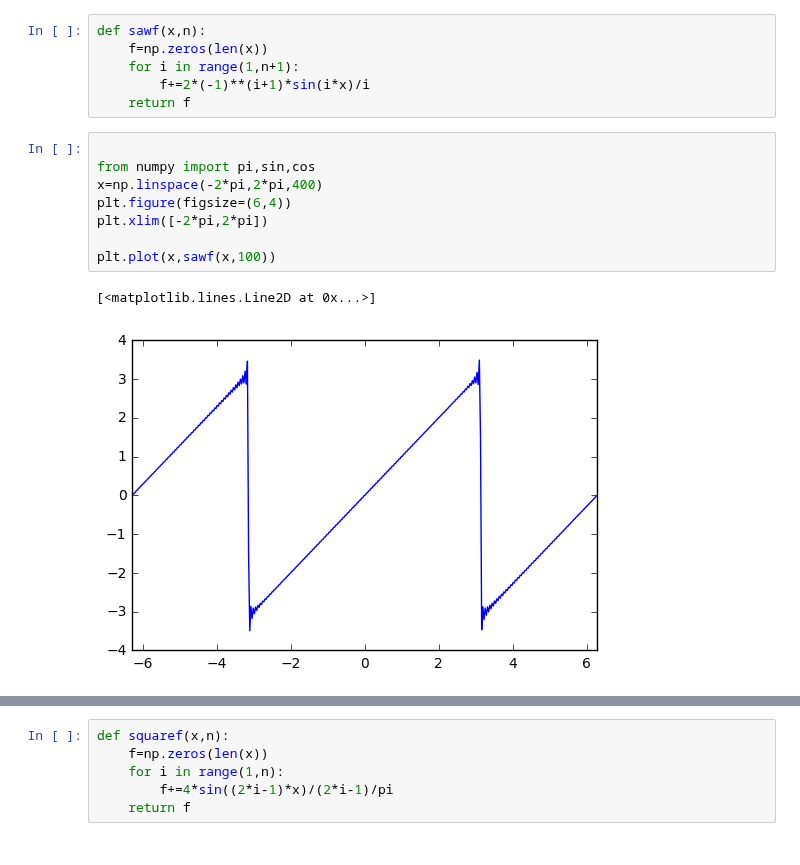
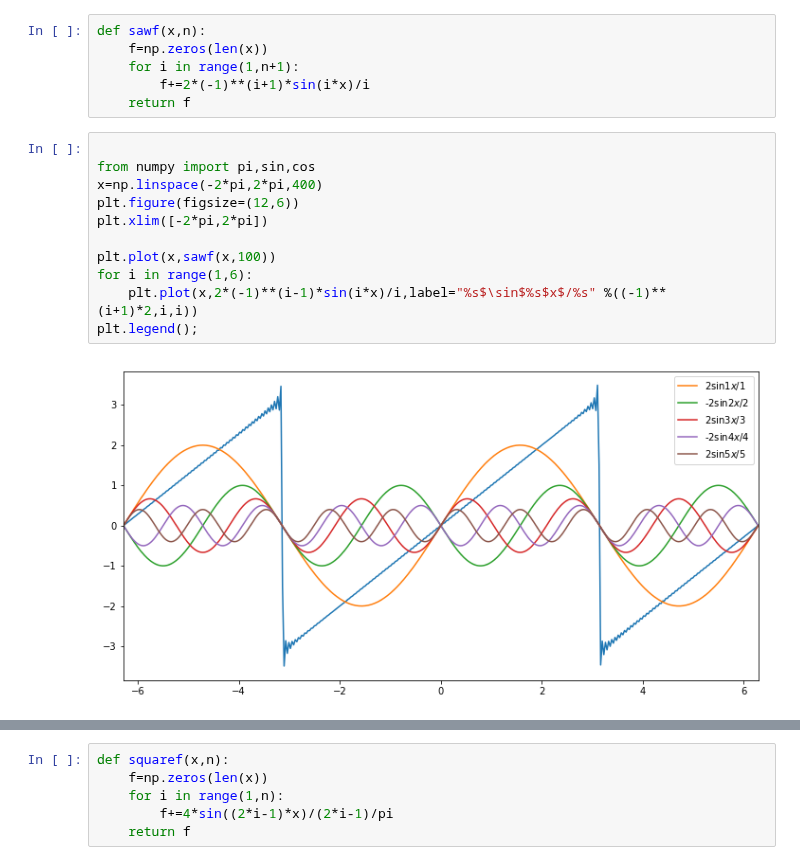
Before and after one commit to cchuang2009/2016-1, a Jupyter notebook: calculus/5 Infinite Series.ipynb, the cells around one changed output, grey strips where cells are left out. Cells and saved outputs as stored; diff of their text form.

```diff
--- a/calculus/5 Infinite Series.ipynb
+++ b/calculus/5 Infinite Series.ipynb
@@ -2041,11 +2121,13 @@ def sawf(x,n):
 # %%
 
 from numpy import pi,sin,cos
 x=np.linspace(-2*pi,2*pi,400)
-plt.figure(figsize=(6,4))
+plt.figure(figsize=(12,6))
 plt.xlim([-2*pi,2*pi])
 
 plt.plot(x,sawf(x,100))
+for i in range(1,6):
+    plt.plot(x,2*(-1)**(i-1)*sin(i*x)/i,label="%s$\sin$%s$x$/%s" %((-1)**(i+1)*2,i,i))
+plt.legend();
 # %% [output]
-[<matplotlib.lines.Line2D at 0x...>]
-[figure, old version]
+[figure, new version]
```
Also changed, not shown: parts of 12 cells of this notebook.
